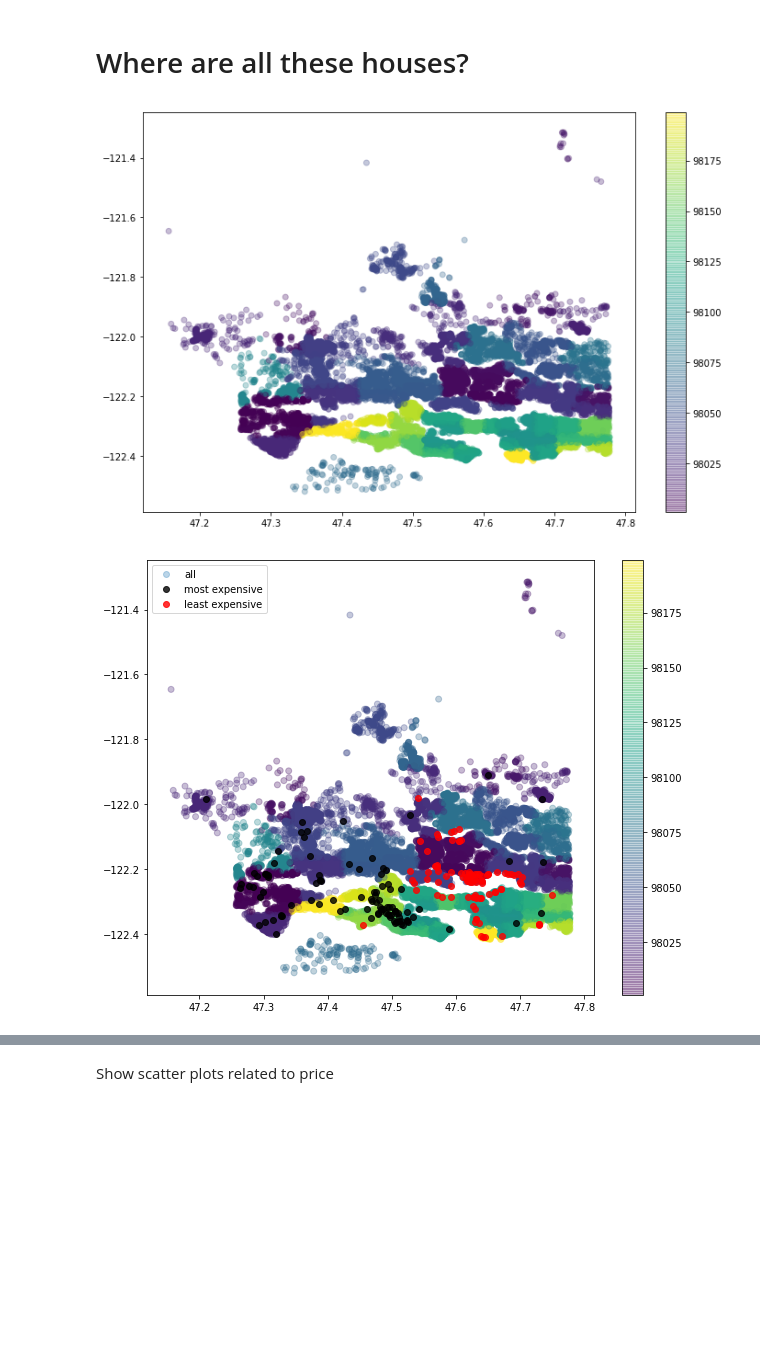
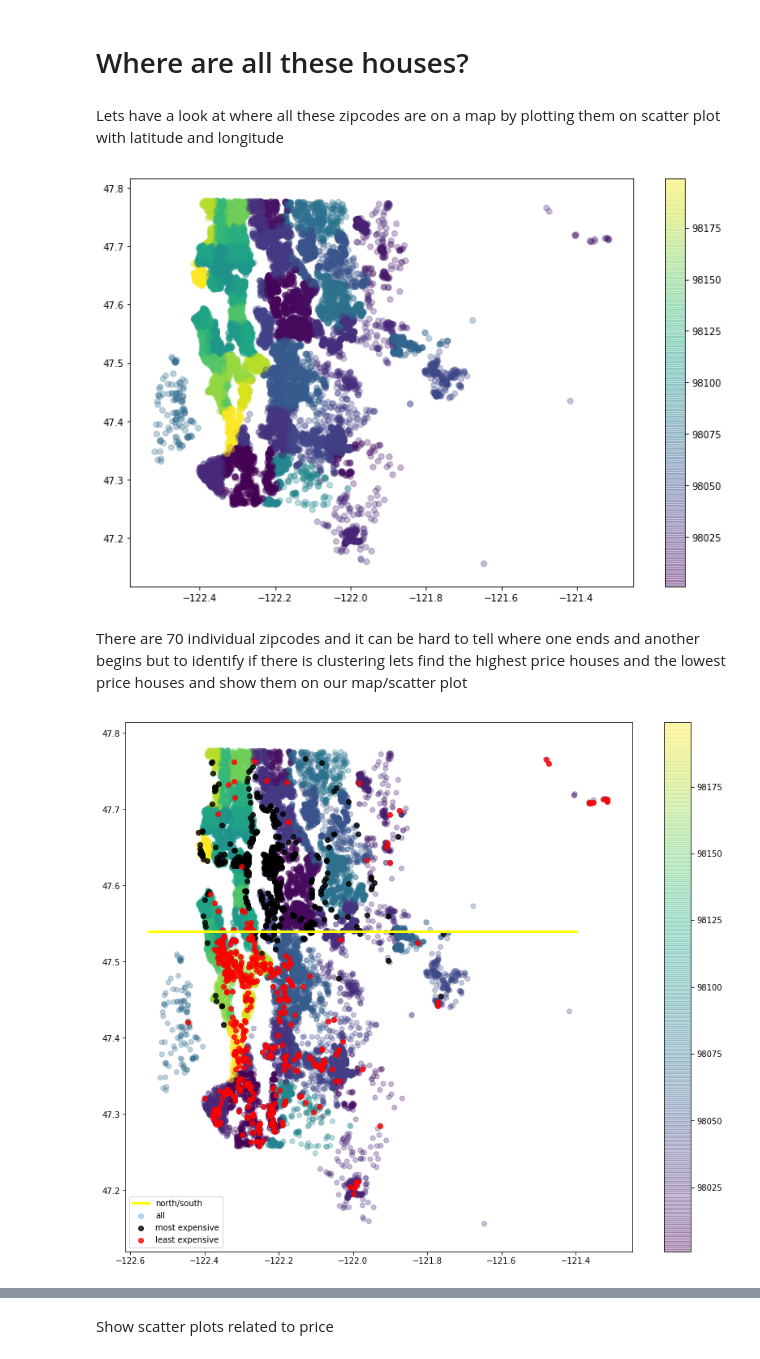
Before and after one commit to ktzioumis/Kings-County-Housing-Prices, a Jupyter notebook: student.ipynb, the cells around one changed output, grey strips where cells are left out. Cells and saved outputs as stored; diff of their text form; code cells hidden in the pictures; blank space fills up the shorter version.

```diff
--- a/student.ipynb
+++ b/student.ipynb
@@ -556,22 +557,30 @@ latitiude and longitude relate to phyiscal location in the same way zipcode does
 These columns can be dropped from the dataframe
 # %% [markdown]
 # Where are all these houses?
+# %% [markdown]
+Lets have a look at where all these zipcodes are on a map by plotting them on scatter plot with latitude and longitude
 # %%
 plt.figure(figsize=(12,8))
-plt.scatter(df.lat,df.long,alpha=0.3,c=df.zipcode)
+plt.scatter(df.long,df.lat,alpha=0.3,c=df.zipcode)
 plt.colorbar()
 plt.show()
 # %% [output]
-[figure, old version]
+[figure, new version]
+# %% [markdown]
+There are 70 individual zipcodes and it can be hard to tell where one ends and another begins but to identify if there is clustering lets find the highest price houses and the lowest price houses and show them on our map/scatter plot
 # %%
-plt.figure(figsize=(10,8))
-top_100=df.sort_values(by='price').head(100)
-bottom_100=df.sort_values(by='price').tail(100)
-plt.scatter(df.lat,df.long,label='all',alpha=0.3, c=df.zipcode)
+plt.figure(figsize=(14,12))
+#identify the most 100 most expensive
+top_500=df.sort_values(by='price').tail(500)
+#identify the 100 least expensive
+bottom_500=df.sort_values(by='price').head(500)
+#scatter plot of all the houses and replotting of top and bottom 100s in black and red respectively
+plt.scatter(df.long,df.lat,label='all',alpha=0.3, c=df.zipcode)
 plt.colorbar()
-plt.scatter(top_100.lat,top_100.long,color='black',label='most expensive',alpha=0.8)
-plt.scatter(bottom_100.lat,bottom_100.long,color='red',label='least expensive',alpha=0.8)
+plt.scatter(top_500.long,top_500.lat,color='black',label='most expensive',alpha=0.8)
+plt.scatter(bottom_500.long,bottom_500.lat,color='red',label='least expensive',alpha=0.8)
+plt.plot([-122.55,-121.4],[47.54,47.54], linewidth=3,color='yellow', label='north/south')
 plt.legend()
 plt.show()
 # %% [output]
-[figure, old version]
+[figure, new version]
```
Also changed, not shown: parts of 14 cells of this notebook, 1 other file.
